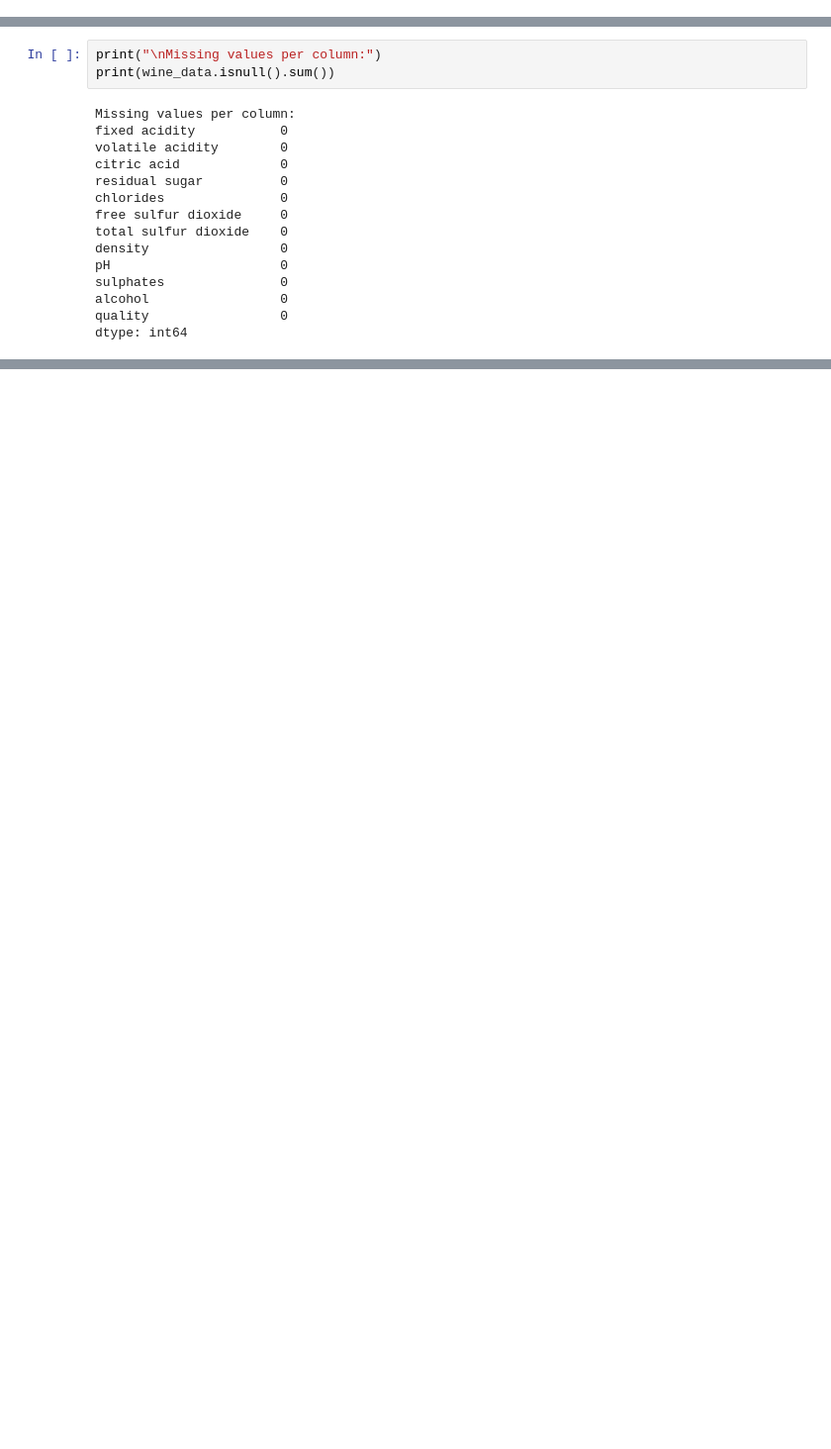
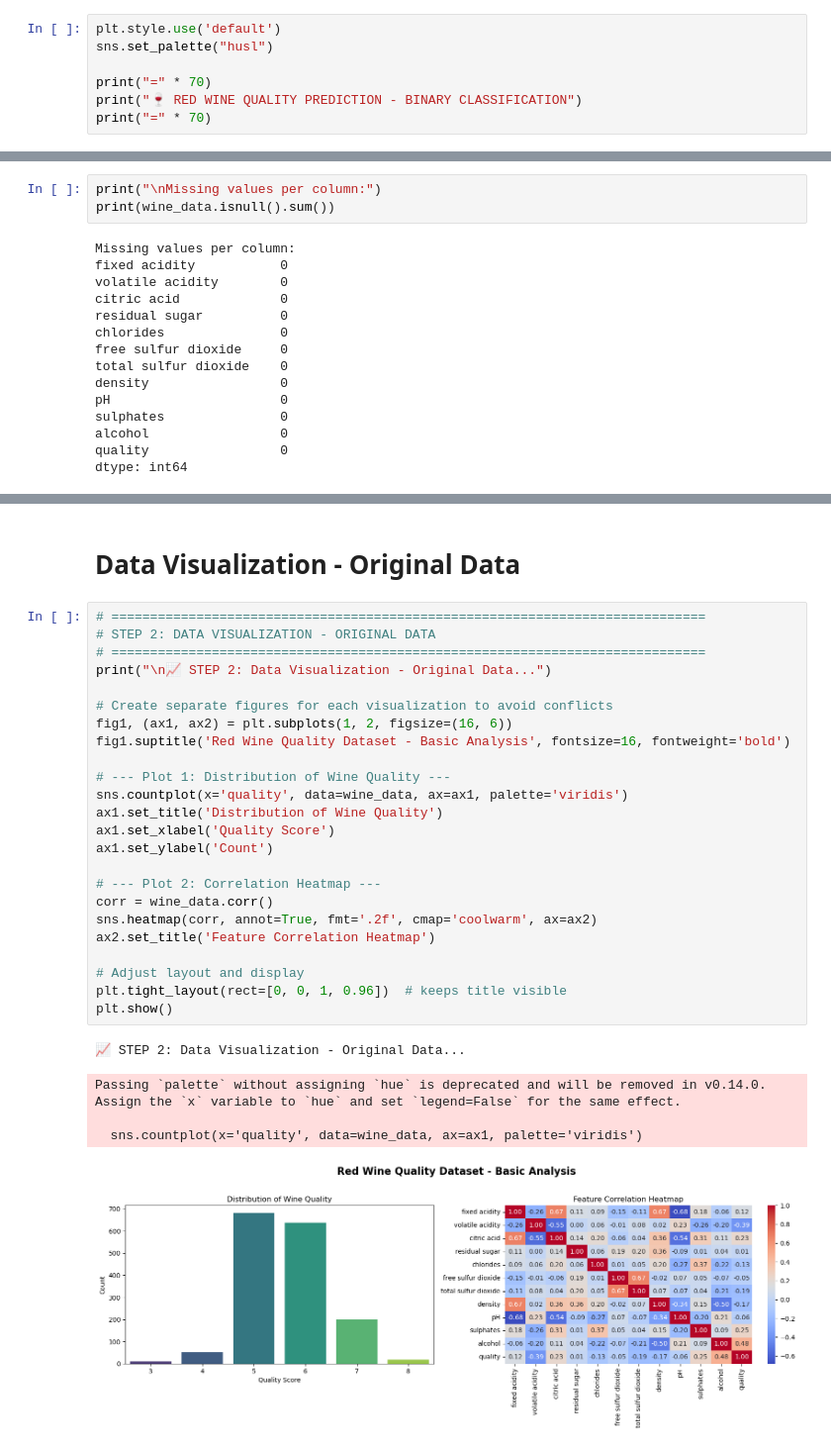
Before and after one commit to SherinDZerogithub/ML-Wine-Predicting-Model-CS1, a Jupyter notebook: wine_quality_predicting_model/notebooks/FC211044_SeriniPuwakgolla/knn.ipynb, the cells around one changed output, grey strips where cells are left out. Shown at 99% size. Drawn from its saved outputs; the diff is of its cells as text; blank space fills up the shorter version.

```diff
--- a/wine_quality_predicting_model/notebooks/FC211044_SeriniPuwakgolla/knn.ipynb
+++ b/wine_quality_predicting_model/notebooks/FC211044_SeriniPuwakgolla/knn.ipynb
@@ -65,0 +17,7 @@ None
+# %%
+plt.style.use('default')
+sns.set_palette("husl")
+
+print("=" * 70)
+print("🍷 RED WINE QUALITY PREDICTION - BINARY CLASSIFICATION")
+print("=" * 70)
@@ -591,0 +93,32 @@ total sulfur dioxide: 0.1034
+# %% [markdown]
+# Data Visualization - Original Data
+# %%
+# =============================================================================
+# STEP 2: DATA VISUALIZATION - ORIGINAL DATA
+# =============================================================================
+print("\n📈 STEP 2: Data Visualization - Original Data...")
+
+# Create separate figures for each visualization to avoid conflicts
+fig1, (ax1, ax2) = plt.subplots(1, 2, figsize=(16, 6))
+fig1.suptitle('Red Wine Quality Dataset - Basic Analysis', fontsize=16, fontweight='bold')
+
+# --- Plot 1: Distribution of Wine Quality ---
+sns.countplot(x='quality', data=wine_data, ax=ax1, palette='viridis')
+ax1.set_title('Distribution of Wine Quality')
+ax1.set_xlabel('Quality Score')
+ax1.set_ylabel('Count')
+
+# --- Plot 2: Correlation Heatmap ---
+corr = wine_data.corr()
+sns.heatmap(corr, annot=True, fmt='.2f', cmap='coolwarm', ax=ax2)
+ax2.set_title('Feature Correlation Heatmap')
+
+# Adjust layout and display
+plt.tight_layout(rect=[0, 0, 1, 0.96])  # keeps title visible
+plt.show()
+# %% [output]
+📈 STEP 2: Data Visualization - Original Data...
+Passing `palette` without assigning `hue` is deprecated and will be removed in v0.14.0. Assign the `x` variable to `hue` and set `legend=False` for the same effect.
+
+  sns.countplot(x='quality', data=wine_data, ax=ax1, palette='viridis')
+[figure, added]
```
Also changed, not shown: parts of 96 cells of this notebook, 5 other files.
